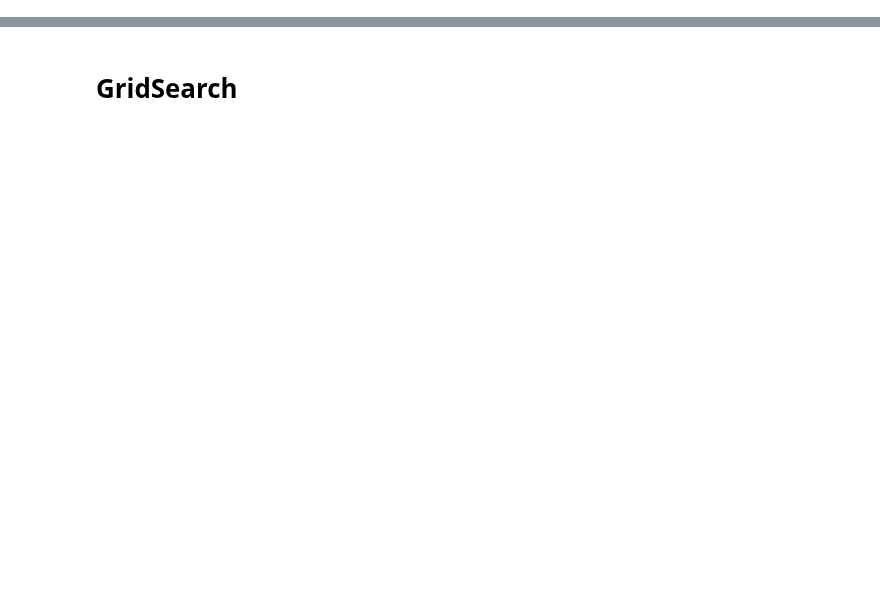
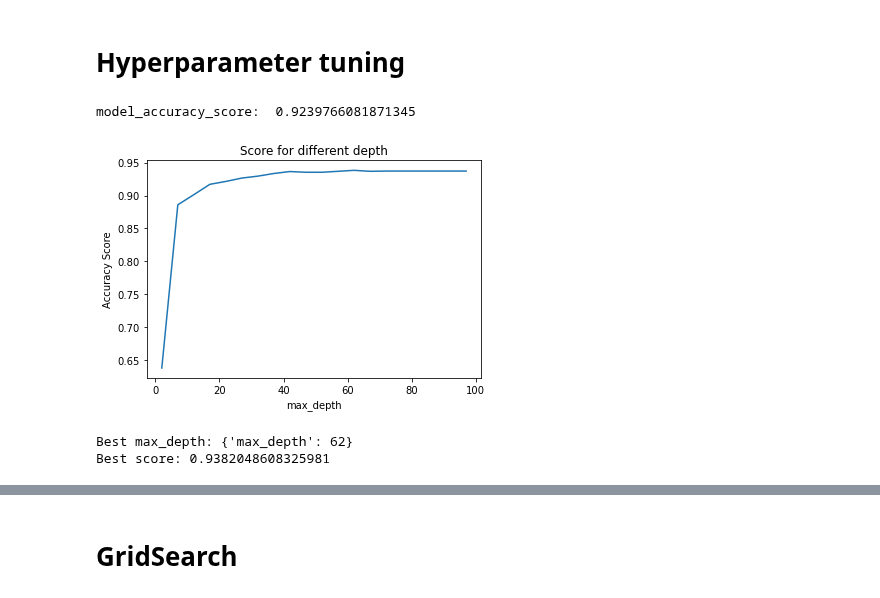
Before and after one commit to chuabern/BT4222_GrpProject, a Jupyter notebook: Random_Forest.ipynb, the cells around one changed output, grey strips where cells are left out. Cells and saved outputs as stored; diff of their text form; code cells hidden in the pictures; blank space fills up the shorter version.

Commit message:
Updated hyperparameter tuning

```diff
--- a/Random_Forest.ipynb
+++ b/Random_Forest.ipynb
@@ -116,0 +117,2 @@ After OHE, n features =  612
+# %% [markdown]
+# Hyperparameter tuning
@@ -116,0 +123,35 @@ After OHE, n features =  612
+# %%
+#Benchmark for RF
+model = RandomForestClassifier(random_state = 42)
+model.fit(OHE_train, y_train)
+y_predict_class = model.predict(OHE_test)
+model_accuracy_score = accuracy_score(y_test, y_predict_class)
+
+print("model_accuracy_score: ", model_accuracy_score)
+# %% [output]
+model_accuracy_score:  0.9239766081871345
+# %%
+#Max Depth
+
+dt_class = RandomForestClassifier(criterion = 'gini', random_state = 42)
+max_depth = list(range(2,100,5))
+param_grid = {'max_depth' : max_depth}
+grid_dt_class = GridSearchCV(estimator = dt_class, param_grid = param_grid, scoring = 'accuracy', n_jobs = -1, cv = 10, refit = True, return_train_score = True)
+
+grid_dt_class.fit(OHE_train, y_train)
+
+score = grid_dt_class.cv_results_['mean_test_score']
+
+plt.plot(max_depth, score)
+
+# Add labels and title
+plt.gca().set(xlabel='max_depth', ylabel='Accuracy Score',
+title='Score for different depth')
+plt.show()
+
+print("Best max_depth:", grid_dt_class.best_params_)
+print("Best score:", grid_dt_class.best_score_)
+# %% [output]
+[figure, added]
+Best max_depth: {'max_depth': 62}
+Best score: 0.9382048608325981
```
Also changed, not shown: parts of 20 cells of this notebook.
